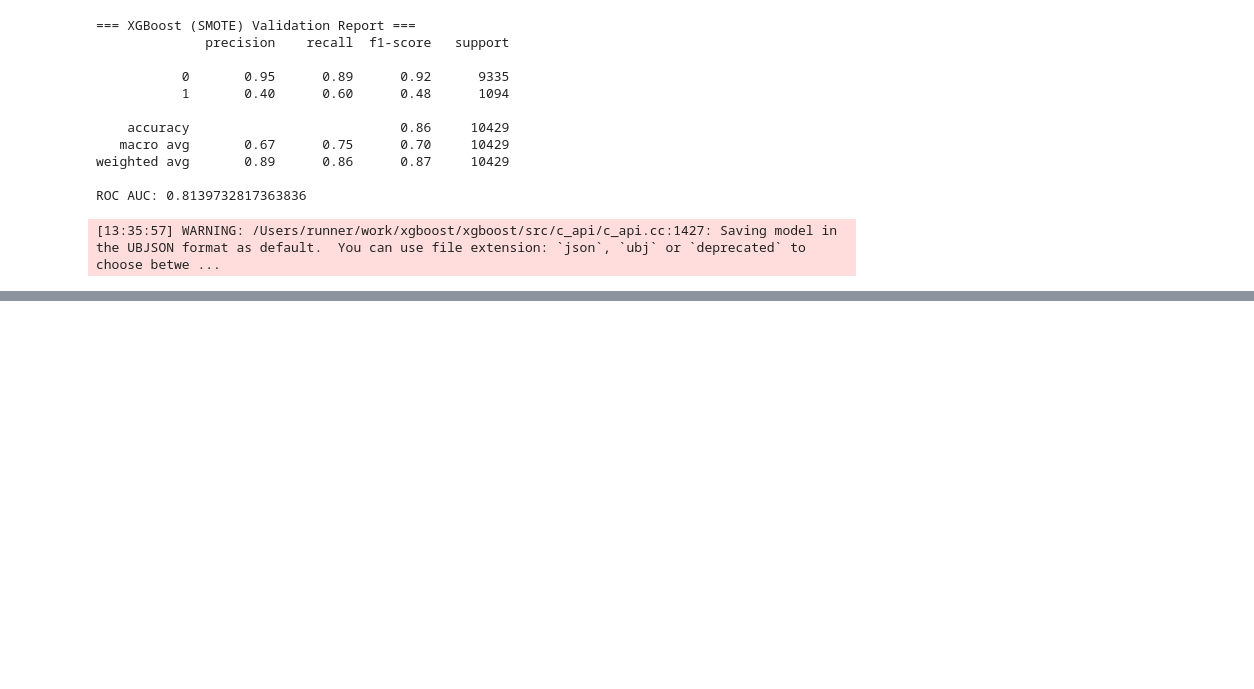
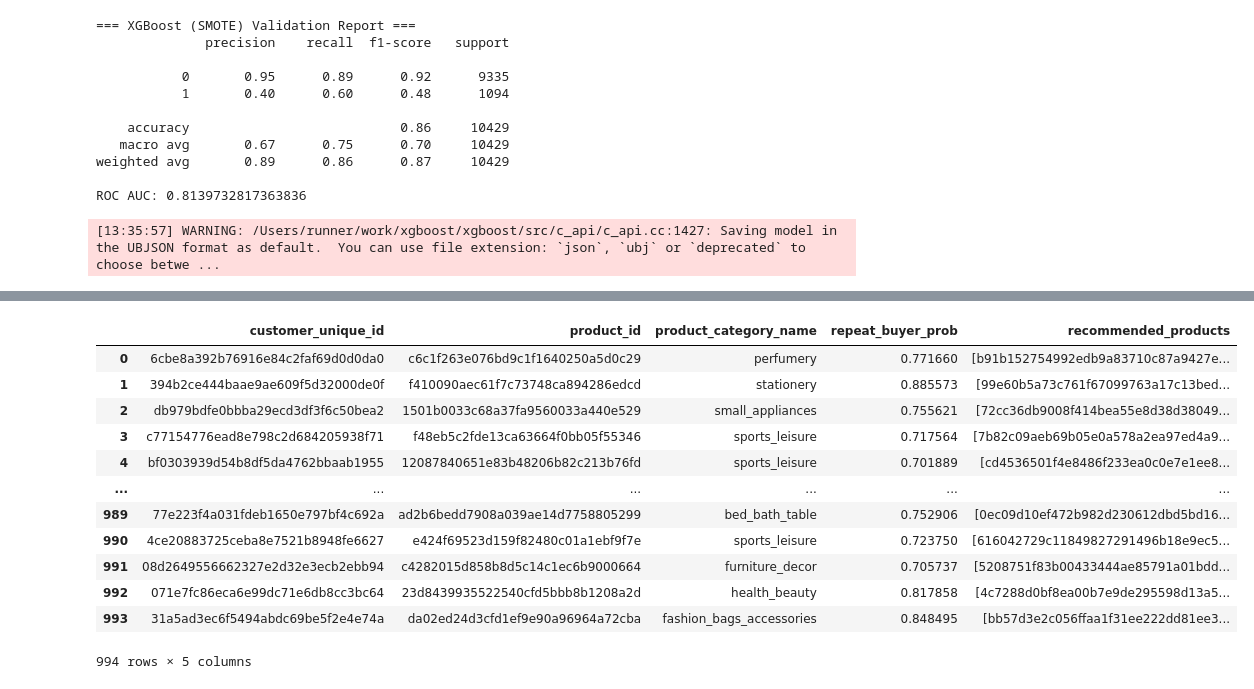
Before and after one commit to saikeerthan06/309-Project, a Jupyter notebook: sai3.ipynb, the cells around one changed output, grey strips where cells are left out. Saved outputs shown, nothing was run; the diff lists cells and outputs as text; code cells hidden in the pictures; blank space fills up the shorter version.

```diff
--- a/sai3.ipynb
+++ b/sai3.ipynb
@@ -917,0 +1106,42 @@ xgb_model.save_model("smote_xgb.model")
+# %%
+high_likelihood = fusion_df[fusion_df['repeat_buyer_prob'] > 0.7]
+# %%
+# Make a lookup dictionary: category -> list of product_ids (or names)
+from collections import defaultdict
+
+# Use the real column name for product category in your df
+category_lookup = defaultdict(list)
+for _, row in recsys_df.iterrows():
+    cat = row['product_category_name_english']  # <-- use your actual column name here!
+    prod = row['product_id']
+    if prod not in category_lookup[cat]:
+        category_lookup[cat].append(prod)
+# %%
+def recommend_for_user(user_id, current_product_id, current_category, n=3):
+    # Get all products in the current category except the current one
+    candidates = [prod for prod in category_lookup[current_category] if prod != current_product_id]
+    # (Optional) Shuffle for randomness or sort by popularity
+    # Shuffle for demo:
+    import random
+    random.shuffle(candidates)
+    # Return top n (or all if fewer)
+    return candidates[:n]
+# %%
+recommendations = []
+for idx, row in high_likelihood.iterrows():
+    recs = recommend_for_user(
+        row['customer_unique_id'],
+        row['product_id'],
+        row['product_category_name_english'],   # use actual category column name
+        n=3
+    )
+    recommendations.append({
+        'customer_unique_id': row['customer_unique_id'],
+        'product_id': row['product_id'],
+        'product_category_name': row['product_category_name_english'],
+        'repeat_buyer_prob': row['repeat_buyer_prob'],
+        'recommended_products': recs
+    })
+
+recommendations_df = pd.DataFrame(recommendations)
+print(recommendations_df.head())
@@ -917,0 +1169,16 @@ xgb_model.save_model("smote_xgb.model")
+# %%
+recommendations_df
+# %% [output]
+|  | customer_unique_id | product_id | product_category_name | repeat_buyer_prob | recommended_products |
+| 0 | 6cbe8a392b76916e84c2faf69d0d0da0 | c6c1f263e076bd9c1f1640250a5d0c29 | perfumery | 0.771660 | [b91b152754992edb9a83710c87a9427e... |
+| 1 | 394b2ce444baae9ae609f5d32000de0f | f410090aec61f7c73748ca894286edcd | stationery | 0.885573 | [99e60b5a73c761f67099763a17c13bed... |
+| 2 | db979bdfe0bbba29ecd3df3f6c50bea2 | 1501b0033c68a37fa9560033a440e529 | small_appliances | 0.755621 | [72cc36db9008f414bea55e8d38d38049... |
+| 3 | c77154776ead8e798c2d684205938f71 | f48eb5c2fde13ca63664f0bb05f55346 | sports_leisure | 0.717564 | [7b82c09aeb69b05e0a578a2ea97ed4a9... |
+| 4 | bf0303939d54b8df5da4762bbaab1955 | 12087840651e83b48206b82c213b76fd | sports_leisure | 0.701889 | [cd4536501f4e8486f233ea0c0e7e1ee8... |
+| ... | ... | ... | ... | ... | ... |
+| 989 | 77e223f4a031fdeb1650e797bf4c692a | ad2b6bedd7908a039ae14d7758805299 | bed_bath_table | 0.752906 | [0ec09d10ef472b982d230612dbd5bd16... |
+| 990 | 4ce20883725ceba8e7521b8948fe6627 | e424f69523d159f82480c01a1ebf9f7e | sports_leisure | 0.723750 | [616042729c11849827291496b18e9ec5... |
+| 991 | 08d2649556662327e2d32e3ecb2ebb94 | c4282015d858b8d5c14c1ec6b9000664 | furniture_decor | 0.705737 | [5208751f83b00433444ae85791a01bdd... |
+| 992 | 071e7fc86eca6e99dc71e6db8cc3bc64 | 23d8439935522540cfd5bbb8b1208a2d | health_beauty | 0.817858 | [4c7288d0bf8ea00b7e9de295598d13a5... |
+| 993 | 31a5ad3ec6f5494abdc69be5f2e4e74a | da02ed24d3cfd1ef9e90a96964a72cba | fashion_bags_accessories | 0.848495 | [bb57d3e2c056ffaa1f31ee222dd81ee3... |
+994 rows × 5 columns
```
Also changed, not shown: parts of 14 cells of this notebook.
